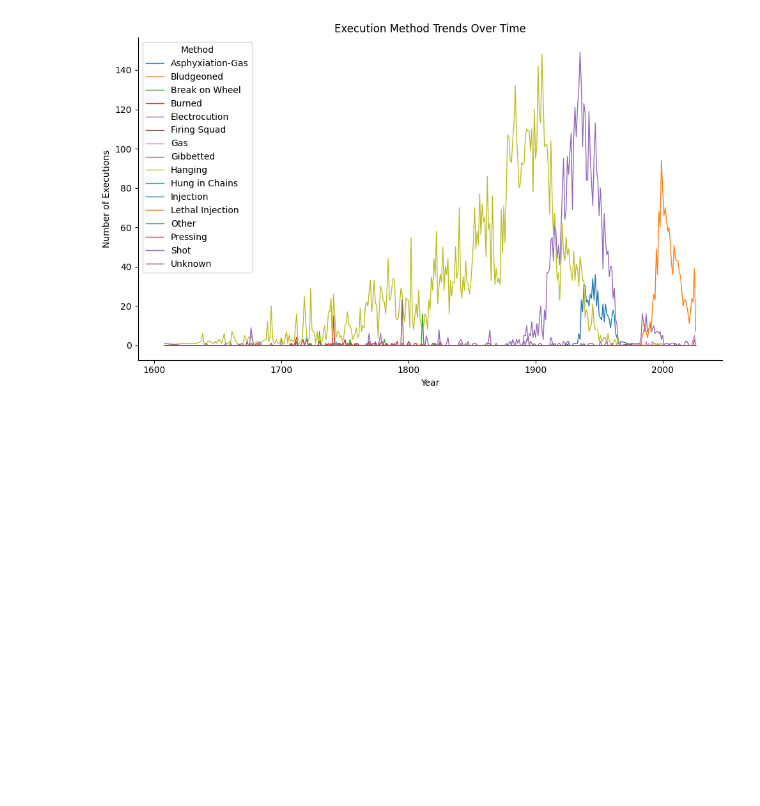
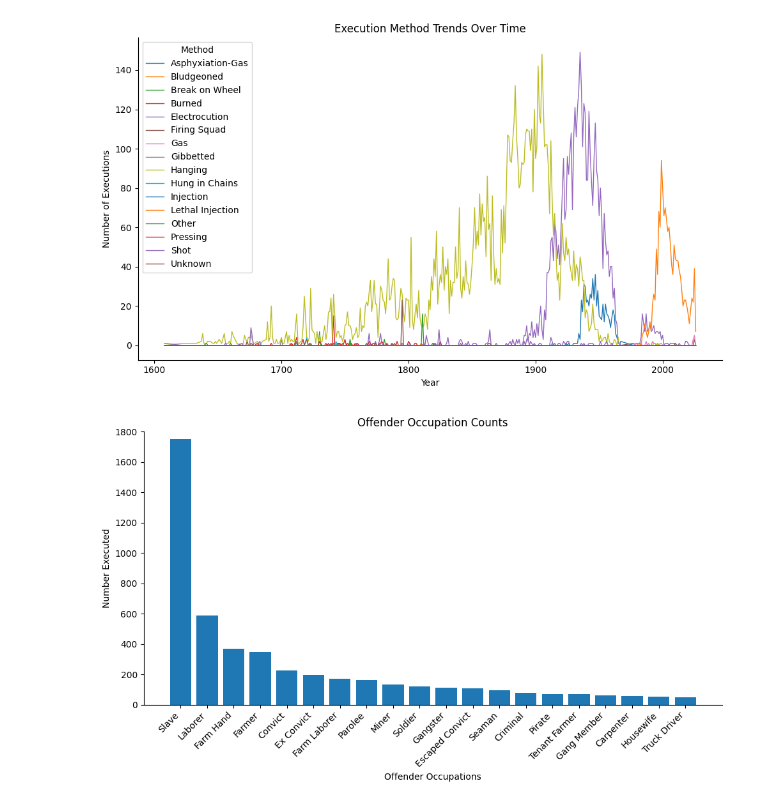
Before and after one commit to max-reevage/us-execution-trends-exploration, a Jupyter notebook: notebooks/combined_execution_data.ipynb, the cells around one changed output. Drawn from its saved outputs; the diff is of its cells as text; code cells hidden in the pictures; blank space fills up the shorter version.

Commit message:
Added visualizations.

```diff
--- a/notebooks/combined_execution_data.ipynb
+++ b/notebooks/combined_execution_data.ipynb
@@ -603,3 +554,24 @@ plt.tight_layout()
 plt.show()
 # %% [output]
 [figure]
+# %%
+off_occ_clean = df_h.drop(df_h[df_h['off_occ'] == 'Unknown'].index)
+off_occ_top_20 = off_occ_clean['off_occ'].value_counts().head(20)
+
+plt.figure(figsize=(10,6))
+plt.bar(off_occ_top_20.index, off_occ_top_20.values)
+plt.xticks(rotation=45, ha="right")
+
+ax = plt.gca()
+ax.spines['top'].set_visible(False)
+ax.spines['right'].set_visible(False)
+
+plt.xlabel('Offender Occupations')
+plt.ylabel('Number Executed')
+plt.title('Offender Occupation Counts')
+
+plt.ylim(0, 1800)
+plt.tight_layout()
+plt.show()
+# %% [output]
+[figure, added]
```
Also changed, not shown: parts of 3 cells of this notebook, 1 other file.
